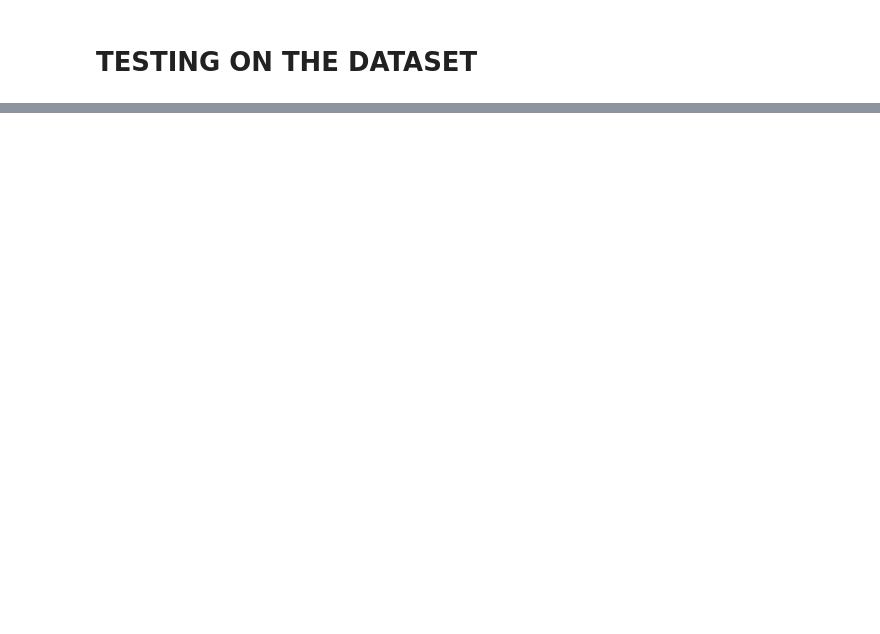
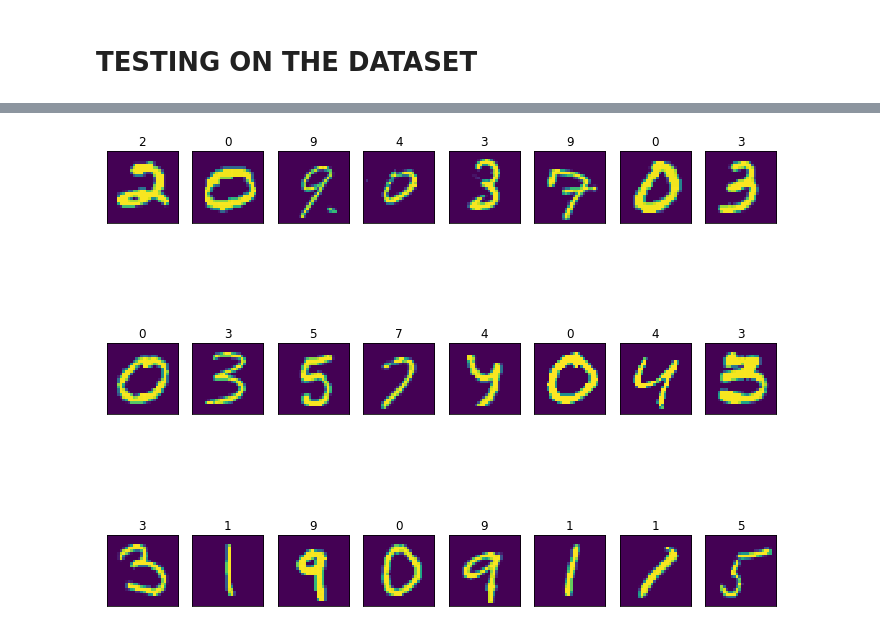
Before and after one commit to martinoywa/digit-recognizer-kaggle, a Jupyter notebook: MNIST using PyTorch.ipynb, the cells around one changed output, grey strips where cells are left out. Saved outputs shown, nothing was run; the diff lists cells and outputs as text; code cells hidden in the pictures; blank space fills up the shorter version.

```diff
--- a/MNIST using PyTorch.ipynb
+++ b/MNIST using PyTorch.ipynb
@@ -193,3 +207,13 @@ y_pred
+# %%
+# visualize the predictions
+fig = plt.figure(figsize=(12, 10))
+x, y = 8 ,3
+for i in range(24):
+    ax = plt.subplot(y, x, i+1,xticks=[], yticks=[])
+    ax.imshow(test_data_torch[i].reshape(28, 28))
+    ax.set_title(f"{y_pred[i].item()}")
+# %% [output]
+[figure, added]
 # %%
 # saving the model
 torch.save(model.state_dict(), 'pytorch_model.pt')
```
Also changed, not shown: parts of 8 cells of this notebook, 2 other files.
